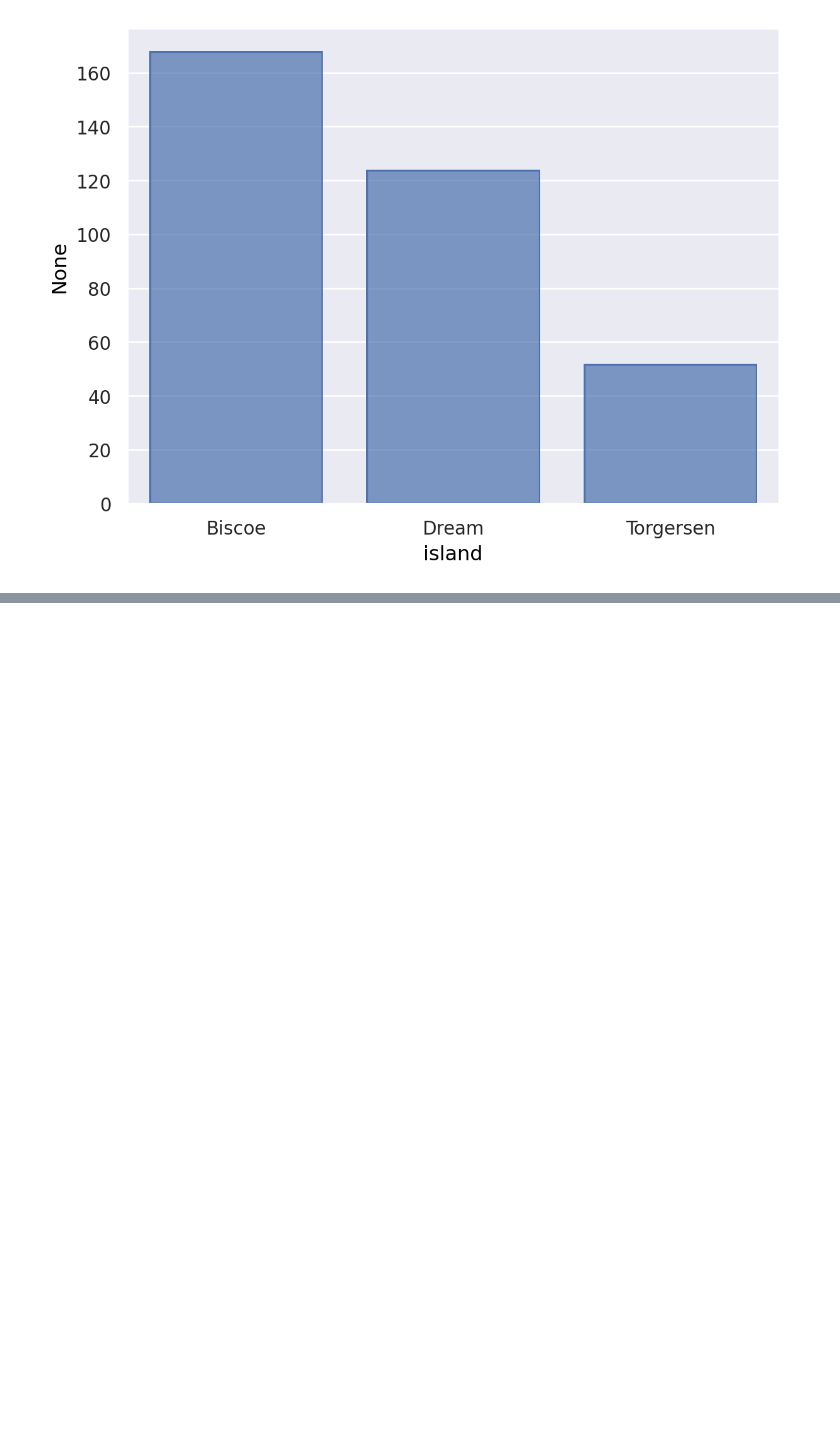
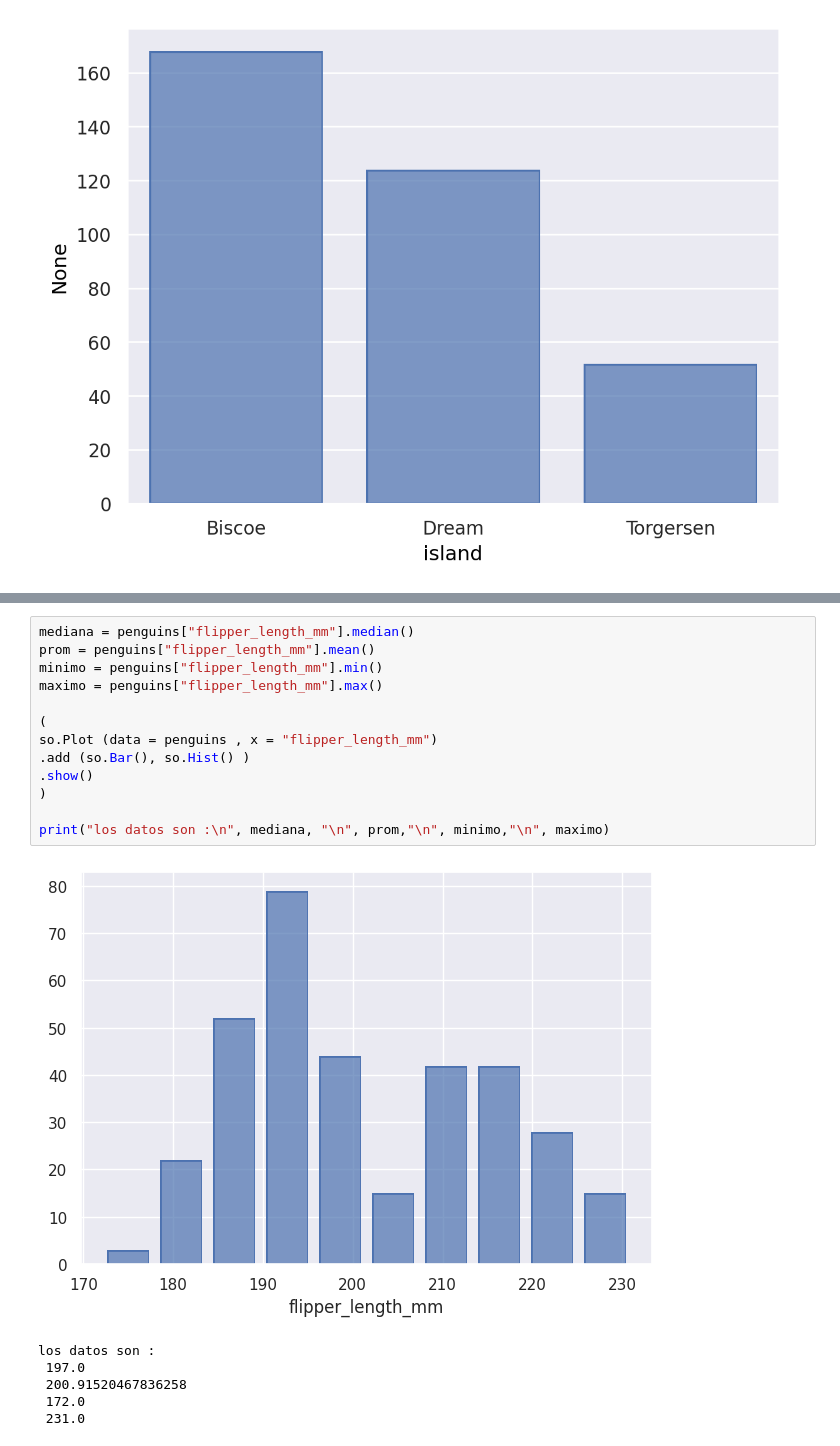
Before and after one commit to sebagarraffo/UBA-LaboDeDatos, a Jupyter notebook: GARRAFFO[3RA_GUIA].ipynb, the cells around one changed output, grey strips where cells are left out. Drawn from its saved outputs; the diff is of its cells as text; blank space fills up the shorter version.

```diff
--- a/GARRAFFO[3RA_GUIA].ipynb
+++ b/GARRAFFO[3RA_GUIA].ipynb
@@ -115,0 +133,20 @@ so.Plot ( data = penguins , ???)
+# %%
+mediana = penguins["flipper_length_mm"].median()
+prom = penguins["flipper_length_mm"].mean()
+minimo = penguins["flipper_length_mm"].min()
+maximo = penguins["flipper_length_mm"].max()
+
+(
+so.Plot (data = penguins , x = "flipper_length_mm")
+.add (so.Bar(), so.Hist() )
+.show()
+)
+
+print("los datos son :\n", mediana, "\n", prom,"\n", minimo,"\n", maximo)
+# %% [output]
+[figure, added]
+los datos son :
+ 197.0
+ 200.91520467836258
+ 172.0
+ 231.0
```
Also changed, not shown: parts of 6 cells of this notebook.
